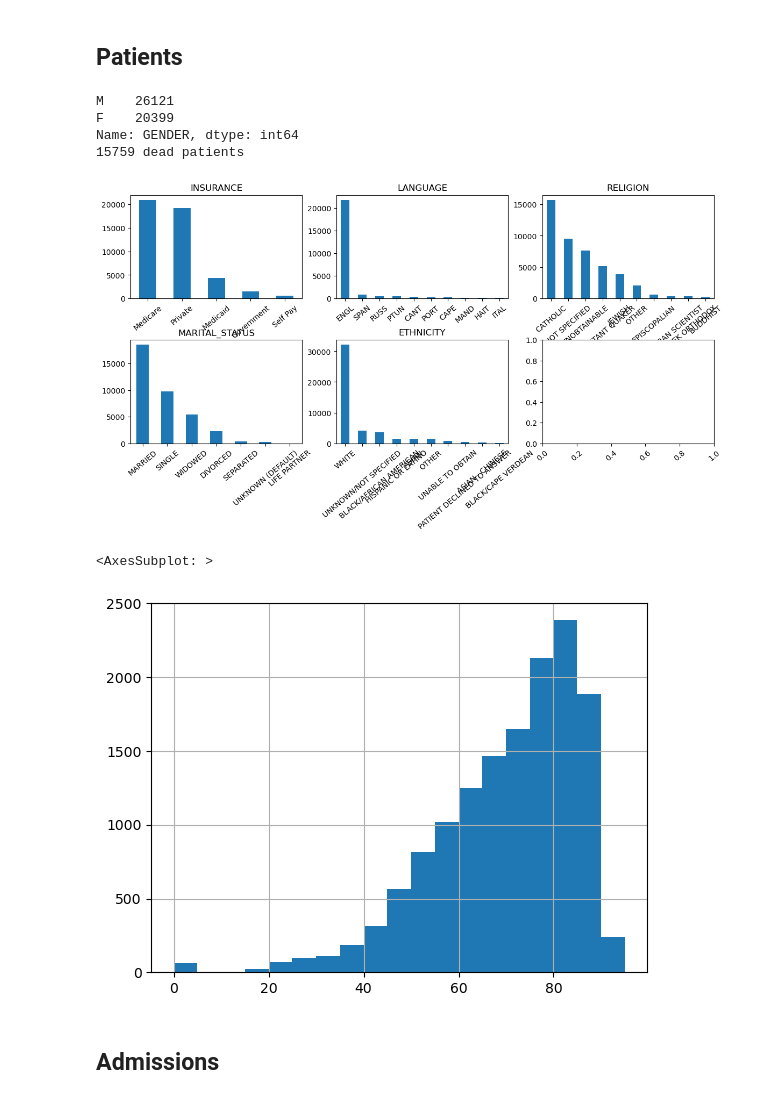
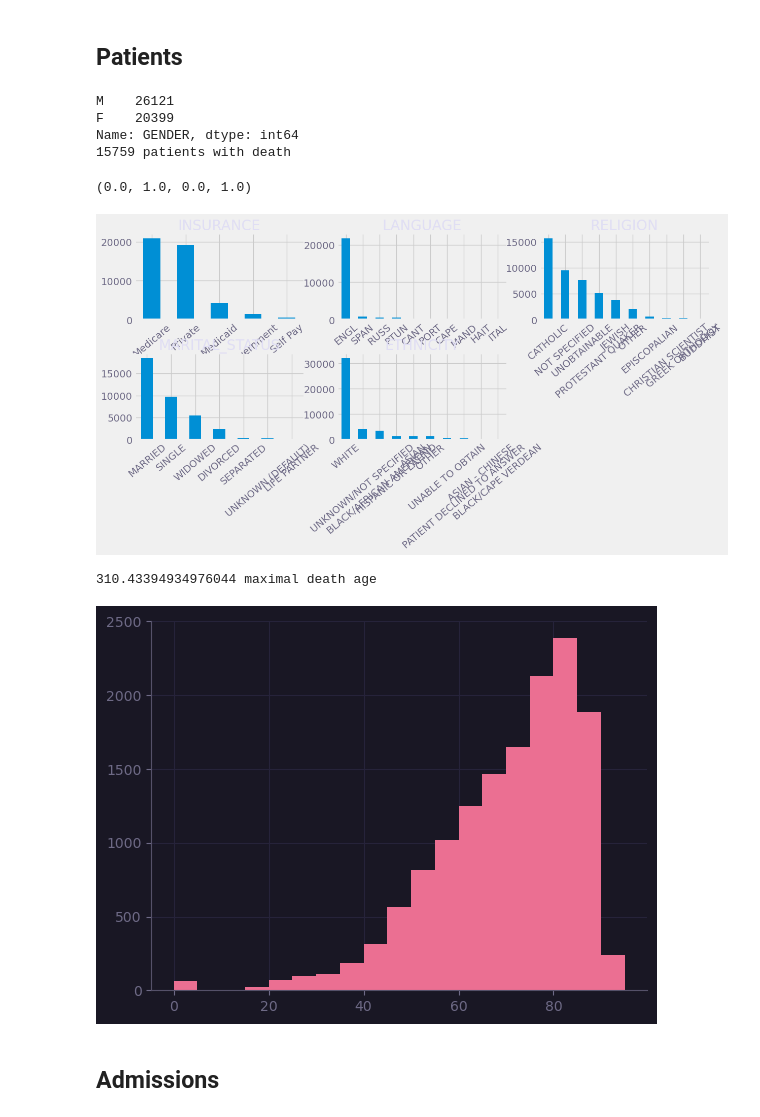
Before and after one commit to kirilklein/patbert, a Jupyter notebook: notebooks/explore/mimic3.ipynb, the cells around one changed output. Drawn from its saved outputs; the diff is of its cells as text; code cells hidden in the pictures.

```diff
--- a/notebooks/explore/mimic3.ipynb
+++ b/notebooks/explore/mimic3.ipynb
@@ -3,15 +3,21 @@ import pandas as pd
 from os.path import join
 import matplotlib.pyplot as plt
 import numpy as np
+from patbert.data import utils
+# change matplotlib color template
 
-mimic_path = "C:\\Users\\fjn197\\PhD\\projects\\PHAIR\\pipelines\\ehr_preprocess\\data\\processed\\mimic-iii-clinical-database-1.4"
+import matplotlib as mpl
+plt.style.use(join(mpl.get_configdir(), "themes","rose-pine.mplstyle"))
+plt.style.use('fivethirtyeight')
+
+mimic_path = "C:\\Users\\fjn197\\PhD\\projects\\PHAIR\\pipelines\\ehr_preprocess\\data\\formatted\\mimic-iii-clinical-database-1.4"
 raw_path = "C:\\Users\\fjn197\\PhD\\projects\\PHAIR\\pipelines\\ehr_preprocess\\data\\raw\\mimic-iii-clinical-database-1.4"
 # %% [markdown]
 ## Patients
 # %%
 patients = pd.read_parquet(join(mimic_path,"patients_info.parquet"))
 print(patients.GENDER.value_counts())
-print(patients.DEATHDATE.notnull().sum(), 'dead patients')
+print(patients.DEATHDATE.notnull().sum(), 'patients with death')
 cat_cols = ['INSURANCE', 'LANGUAGE', 'RELIGION', 'MARITAL_STATUS', 'ETHNICITY']
 # for col in cat_cols:
     # patients[col] = patients[col].astype('category')
@@ -19,30 +25,34 @@ cat_cols = ['INSURANCE', 'LANGUAGE', 'RELIGION', 'MARITAL_STATUS', 'ETHNICITY']
 M    26121
 F    20399
 Name: GENDER, dtype: int64
-15759 dead patients
+15759 patients with death
 # %%
-fig, ax = plt.subplots(2, 3, figsize=(14, 6))
+fig, ax = plt.subplots(2, 3, figsize=(13, 5))
 ax = ax.flatten()
 for i, col in enumerate(cat_cols):
     patients[col].value_counts()[:10].plot(kind='bar', ax=ax[i])
     ax[i].set_title(col)
 # rotate xtick labels
 for a in ax:
     for tick in a.get_xticklabels():
         tick.set_rotation(40)
 
 # increase distance between subplots
 fig.subplots_adjust(hspace=0.4)
+# turn off last axis
+ax[-1].axis('off')
 # %% [output]
+(0.0, 1.0, 0.0, 1.0)
-[figure, old version]
+[figure, new version]
 # %%
 # compute average age of death
 patients['death_age'] = patients.DEATHDATE.dt.date - patients.BIRTHDATE.dt.date
 death_age = patients[patients.death_age.notnull()]['death_age'].map(lambda x: x.days / 365.25)
 death_age.hist(bins=np.arange(0, 100, 5))
+print(death_age.max(), 'maximal death age')
 # %% [output]
-<AxesSubplot: >
+310.43394934976044 maximal death age
-[figure, old version]
+[figure, new version]
 # %% [markdown]
 ## Admissions
 # %%
```
Also changed, not shown: parts of 26 cells of this notebook, 3 other files.
